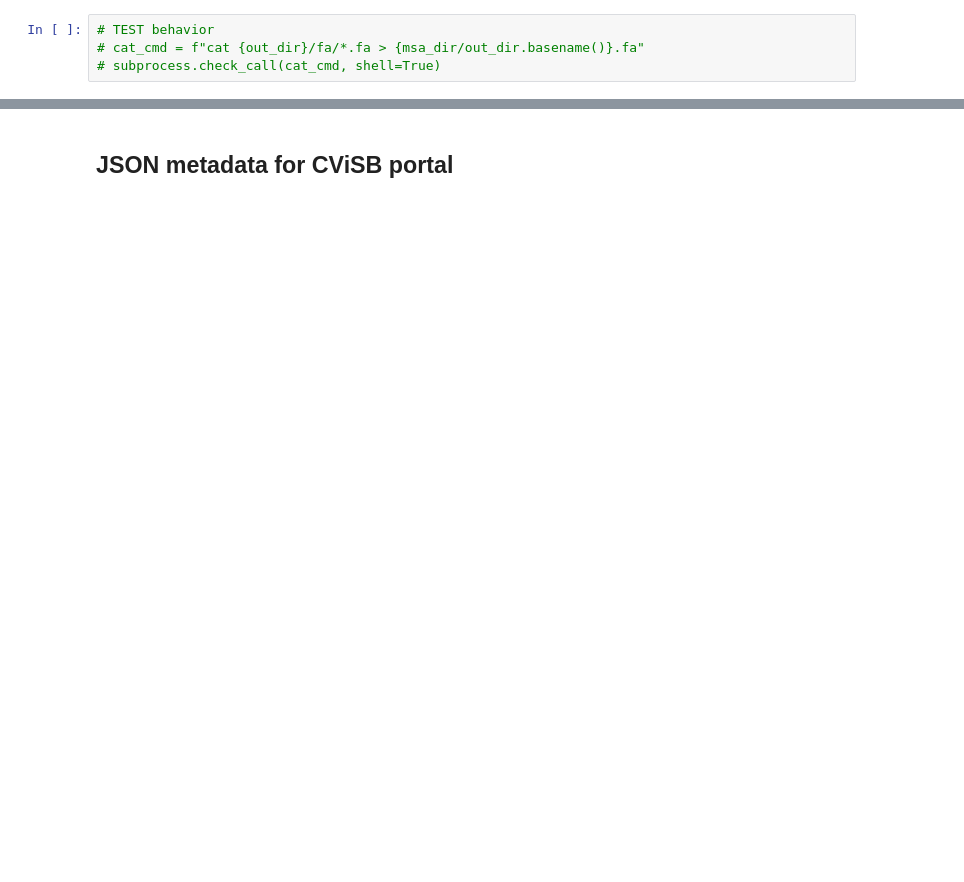
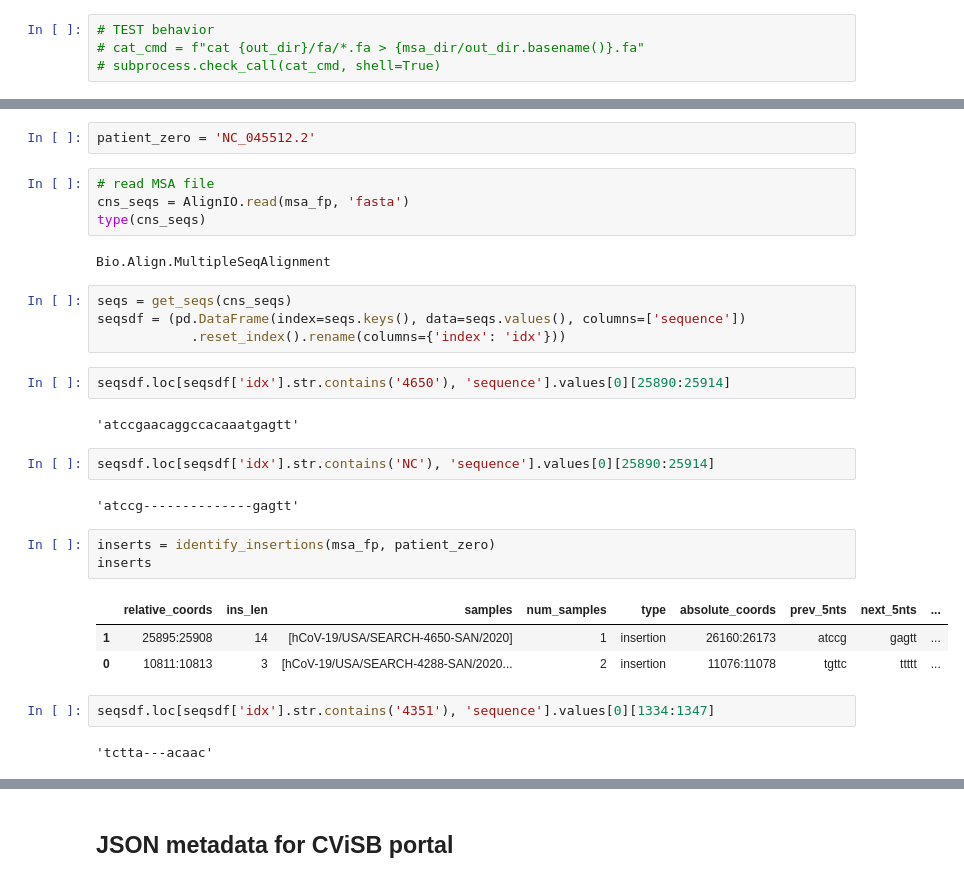
Before and after one commit to AlaaALatif/bjorn, a Jupyter notebook: lab.ipynb, the cells around one changed output, grey strips where cells are left out. Cells and saved outputs as stored; diff of their text form; blank space fills up the shorter version.

```diff
--- a/lab.ipynb
+++ b/lab.ipynb
@@ -299,0 +313,31 @@ align_fasta(msa_dir/out_dir.basename())
+# %%
+patient_zero = 'NC_045512.2'
+# %%
+# read MSA file
+cns_seqs = AlignIO.read(msa_fp, 'fasta')
+type(cns_seqs)
+# %% [output]
+Bio.Align.MultipleSeqAlignment
+# %%
+seqs = get_seqs(cns_seqs)
+seqsdf = (pd.DataFrame(index=seqs.keys(), data=seqs.values(), columns=['sequence'])
+            .reset_index().rename(columns={'index': 'idx'}))
+# %%
+seqsdf.loc[seqsdf['idx'].str.contains('4650'), 'sequence'].values[0][25890:25914]
+# %% [output]
+'atccgaacaggccacaaatgagtt'
+# %%
+seqsdf.loc[seqsdf['idx'].str.contains('NC'), 'sequence'].values[0][25890:25914]
+# %% [output]
+'atccg--------------gagtt'
+# %%
+inserts = identify_insertions(msa_fp, patient_zero)
+inserts
+# %% [output]
+|  | relative_coords | ins_len | samples | num_samples | type | absolute_coords | prev_5nts | next_5nts | ... |
+| 1 | 25895:25908 | 14 | [hCoV-19/USA/SEARCH-4650-SAN/2020] | 1 | insertion | 26160:26173 | atccg | gagtt | ... |
+| 0 | 10811:10813 | 3 | [hCoV-19/USA/SEARCH-4288-SAN/2020... | 2 | insertion | 11076:11078 | tgttc | ttttt | ... |
+# %%
+seqsdf.loc[seqsdf['idx'].str.contains('4351'), 'sequence'].values[0][1334:1347]
+# %% [output]
+'tctta---acaac'
```
Also changed, not shown: parts of 46 cells of this notebook.
